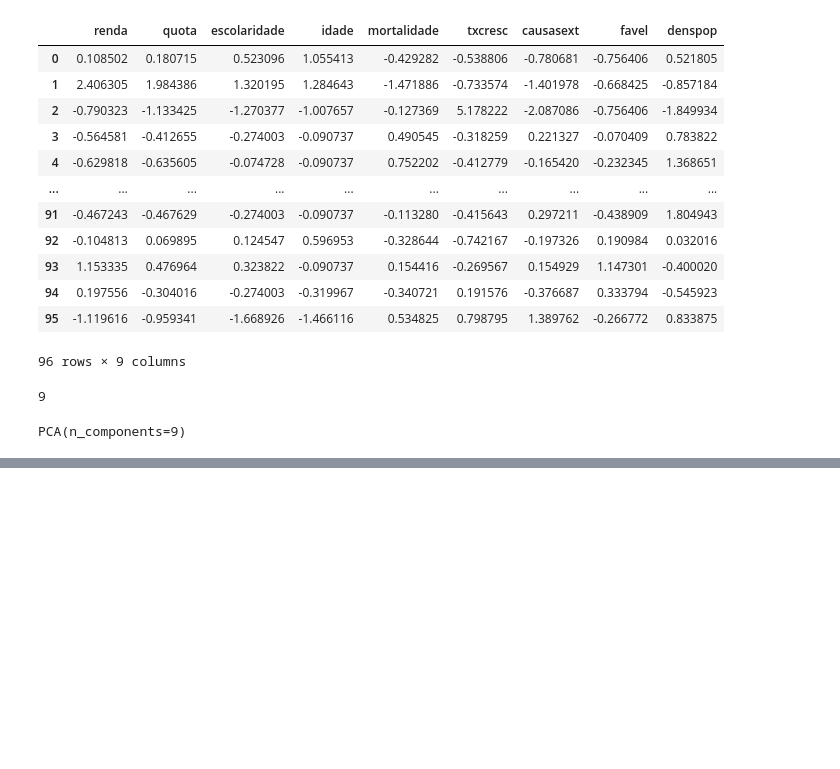
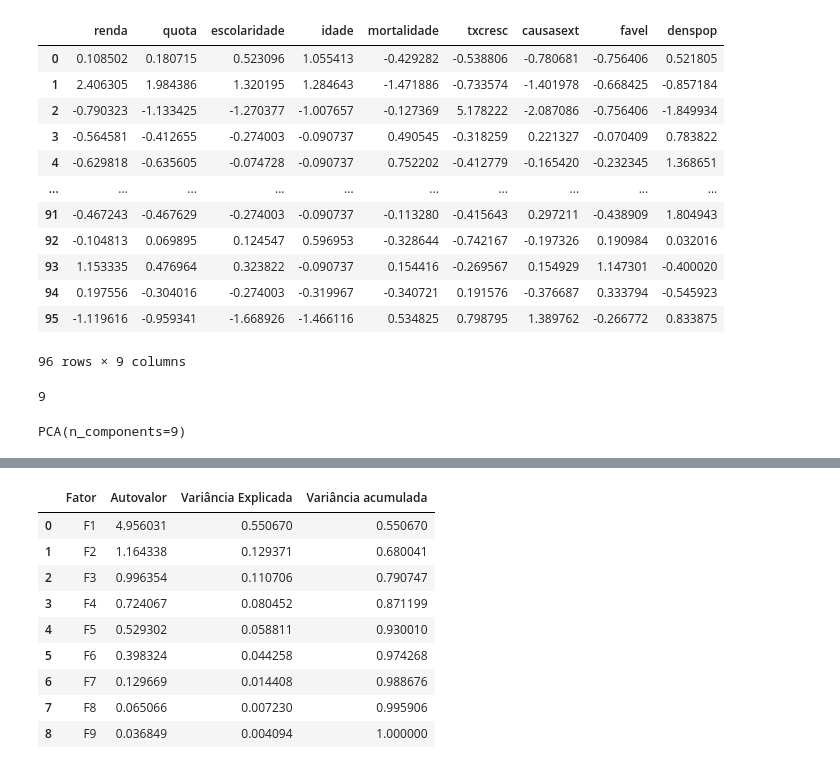
Before and after one commit to Vagnerkrg/sp-urban-segmentation-pca, a Jupyter notebook: analise_pca.ipynb, the cells around one changed output, grey strips where cells are left out. Drawn from its saved outputs; the diff is of its cells as text; code cells hidden in the pictures; blank space fills up the shorter version.

```diff
--- a/analise_pca.ipynb
+++ b/analise_pca.ipynb
@@ -258,0 +289,3 @@ PCA(n_components=9)
+# %%
+fatores = [f'F{i+1}' for i in range(n_fatores)]
+fatores
@@ -258,0 +337,2 @@ PCA(n_components=9)
+# %%
+autovalores = pca.explained_variance_ratio_ * n_fatores
@@ -258,0 +359,20 @@ PCA(n_components=9)
+# %%
+variancia_acumulada = np.cumsum(pca.explained_variance_ratio_)
+resumo = pd.DataFrame({
+    'Fator': fatores,
+    'Autovalor': autovalores,
+    'Variância Explicada': pca.explained_variance_ratio_,
+    'Variância acumulada': variancia_acumulada
+})
+resumo
+# %% [output]
+|  | Fator | Autovalor | Variância Explicada | Variância acumulada |
+| 0 | F1 | 4.956031 | 0.550670 | 0.550670 |
+| 1 | F2 | 1.164338 | 0.129371 | 0.680041 |
+| 2 | F3 | 0.996354 | 0.110706 | 0.790747 |
+| 3 | F4 | 0.724067 | 0.080452 | 0.871199 |
+| 4 | F5 | 0.529302 | 0.058811 | 0.930010 |
+| 5 | F6 | 0.398324 | 0.044258 | 0.974268 |
+| 6 | F7 | 0.129669 | 0.014408 | 0.988676 |
+| 7 | F8 | 0.065066 | 0.007230 | 0.995906 |
+| 8 | F9 | 0.036849 | 0.004094 | 1.000000 |
```
Also changed, not shown: parts of 12 cells of this notebook, 1 other file.
